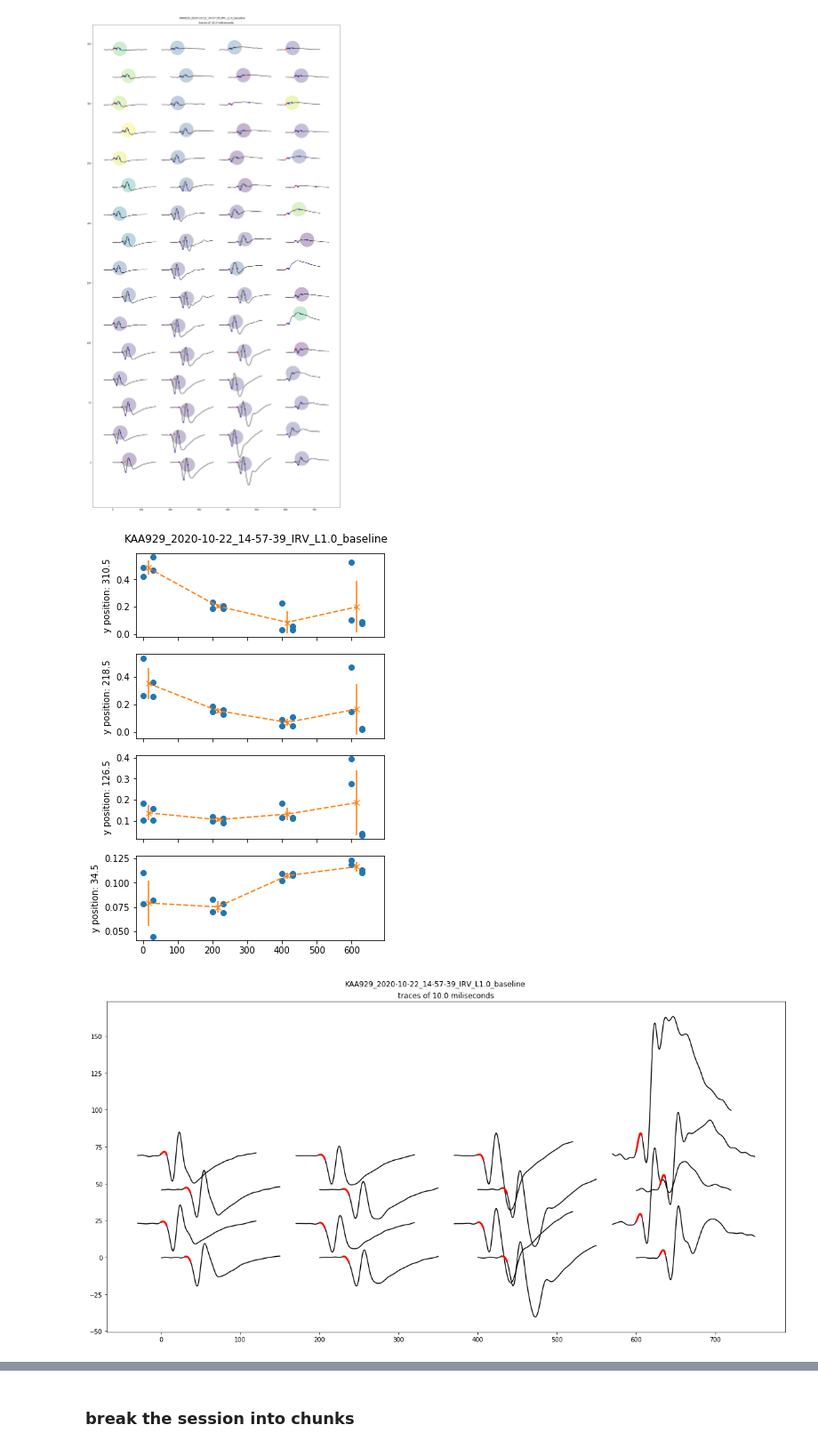
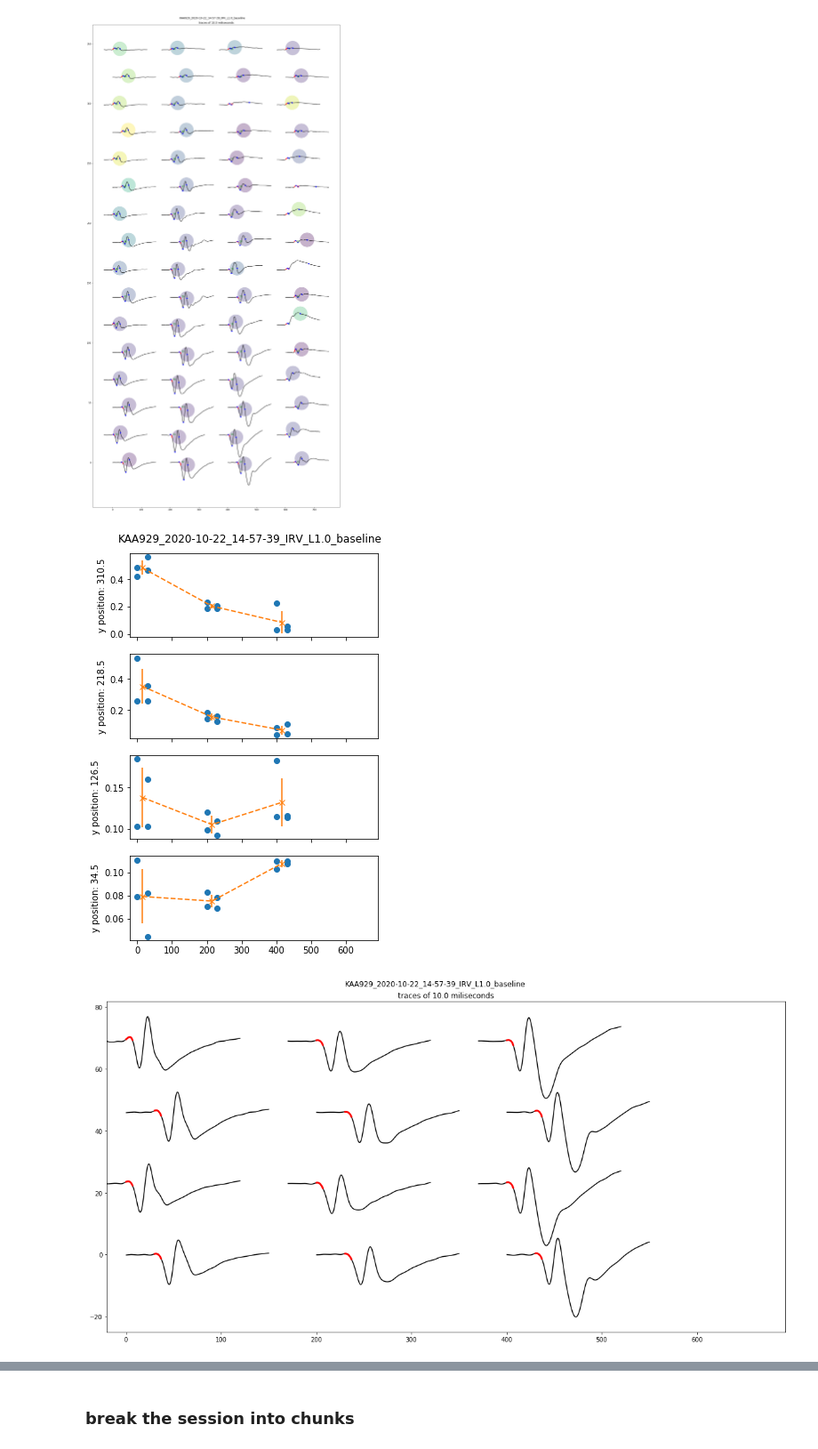
Before and after one commit to HernandoMV/OpenEphys_Analysis, a Jupyter notebook: Invitro_OE.ipynb, the cells around one changed output, grey strips where cells are left out. Shown at 89% size. Saved outputs shown, nothing was run; the diff lists cells and outputs as text; code cells hidden in the pictures.

Commit message:
added saving of variables

```diff
--- a/Invitro_OE.ipynb
+++ b/Invitro_OE.ipynb
@@ -397,9 +449,11 @@ Progress: [####################] 98.4%
 # %%
 #TODO: Add an option to remove a shank from the analysis
 # from left to right, their IDs are 4, 3, 2, 1. Leave it equal to 0 if none is to be removed
-shank_to_remove = 0
+shank_to_remove = 1
+saving_dicc['shank_to_remove'] = shank_to_remove
 
 idx_to_keep = kcoords != shank_to_remove
+saving_dicc['idx_to_keep'] = idx_to_keep
 # %%
 # make groups of four electrodes in y
 ygroups = np.split(np.flip(np.sort(np.unique(ycoords))), 4)
@@ -437,33 +491,36 @@ for yg in ygroups:
 plt.savefig(outputDir + Experiment + '_Slope.pdf', transparent=True, bbox_inches='tight')
 plt.show()
 # %% [output]
-[figure, old version]
+[figure, new version]
 # %%
 # PLOT THE NORMALIZED SLOPE OF A GOOD EXAMPLE Y POSITION: 0, 1, 2, 3 STARTING FROM THE TOP OF THE PREVIOUS PLOT
 selected_y_position = 3
 
 sel_ygroup = np.isin(ycoords, ygroups[selected_y_position])
-sel_idx = [i for i, x in enumerate(sel_ygroup) if x]
+sel_elec = np.logical_and(sel_ygroup, idx_to_keep)
+sel_idx = [i for i, x in enumerate(sel_elec) if x]
+
 
 # plot the traces with the identified points
 fig, axs = plt.subplots(1,1, figsize=(20, 10), facecolor='w', edgecolor='k', sharex=True, sharey='row')
-norm_y_scaler = 20
+norm_y_scaler = 10
 plt.title('traces of {} miliseconds'.format(1000 * (to_seconds - from_seconds)))
 plt.suptitle(Experiment, y=0.93)
 
 for i in sel_idx:
     axs.plot(xcoords[i] + intervalTimes[idx] * x_scaler,
              ycoords[i] + filtered_averages[i][idx]/(ChR2Drop[i]) * norm_y_scaler,
              color = 'k')
     # plot when the light is on
     axs.plot(xcoords[i] + intervalTimes[light_idx] * x_scaler,
              ycoords[i] + filtered_averages[i][light_idx]/(ChR2Drop[i]) * norm_y_scaler,
              color = 'r',
              linewidth = 3)
-
+axs.set_xlim(left=-20, right=max(xcoords)*1.1)
 #TODO: Add legends
 
 plt.savefig(outputDir + Experiment + '_NormalizedAndSelected.pdf', transparent=True, bbox_inches='tight')
+
 plt.show()
 # %% [output]
-[figure, old version]
+[figure, new version]
```
Also changed, not shown: parts of 12 cells of this notebook.
